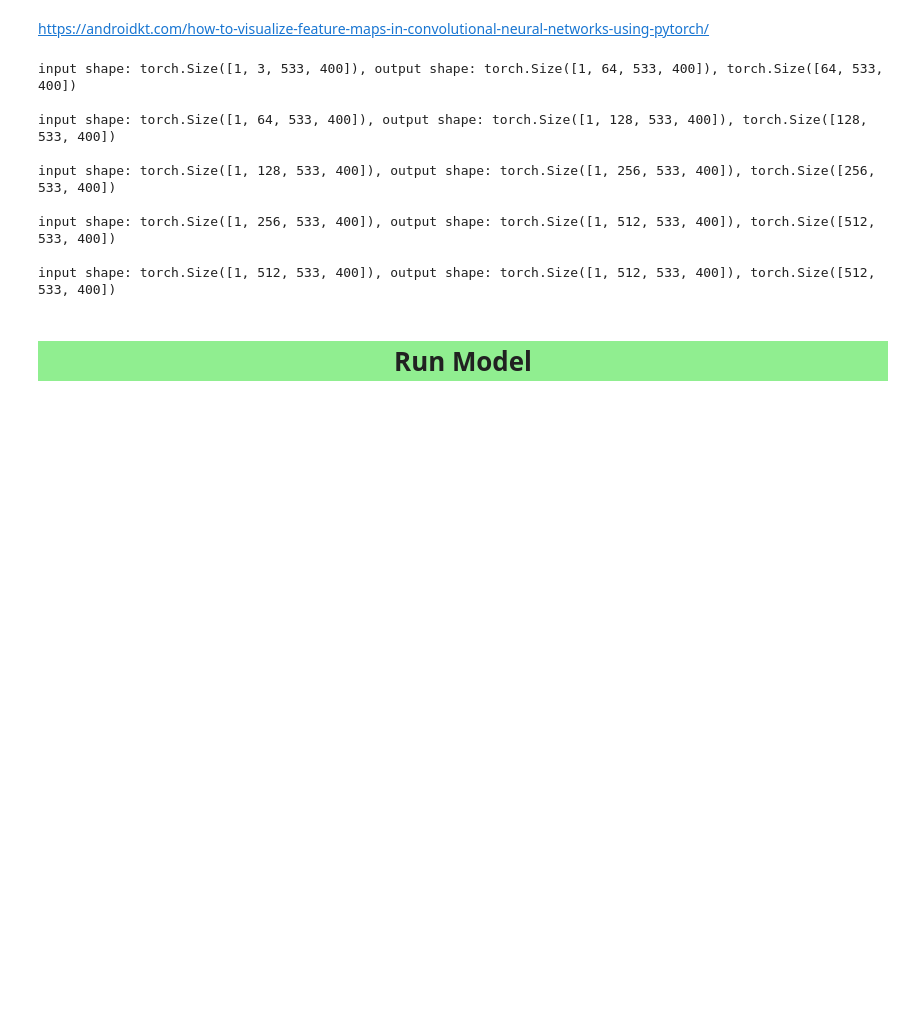
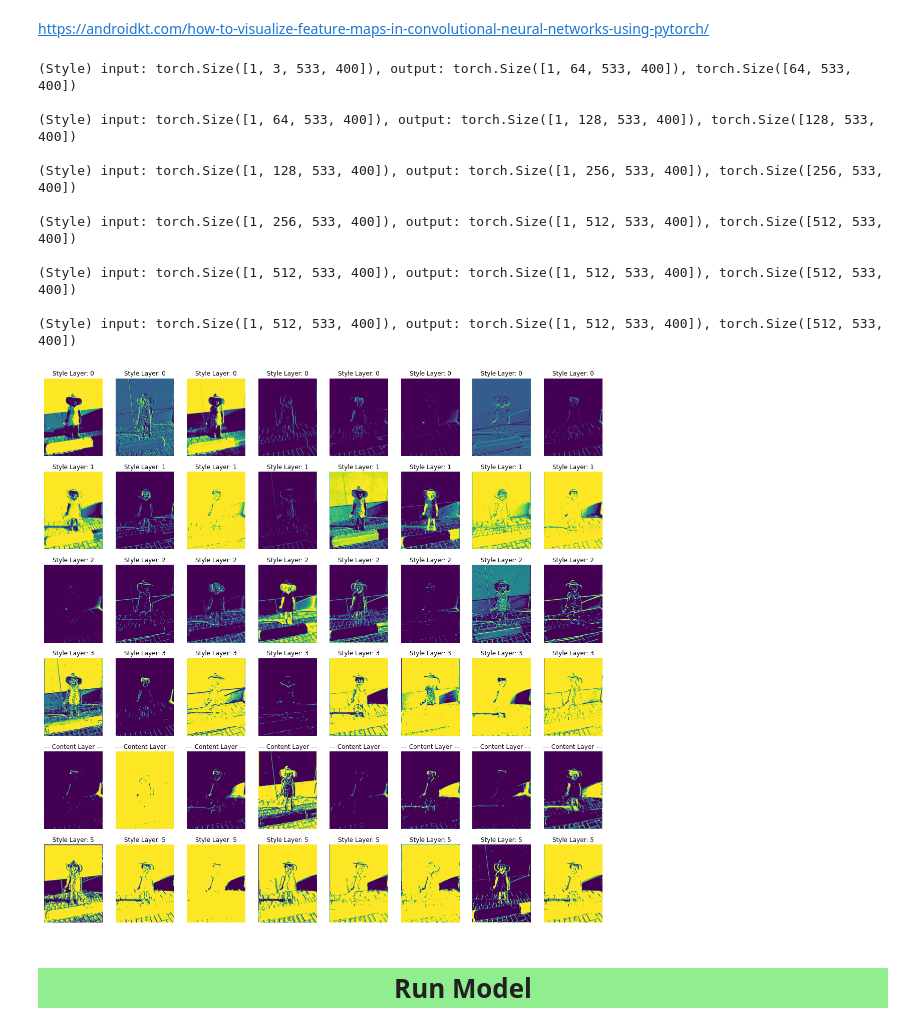
Before and after one commit to amitliron/My_AI_Exercises, a Jupyter notebook: StyleTransfer/StyleTransfer_PytorchSite.ipynb, the cells around one changed output. Cells and saved outputs as stored; diff of their text form; code cells hidden in the pictures; blank space fills up the shorter version.

```diff
--- a/StyleTransfer/StyleTransfer_PytorchSite.ipynb
+++ b/StyleTransfer/StyleTransfer_PytorchSite.ipynb
@@ -212,20 +214,67 @@ for layer_num, layer in vgg._modules.items():
             else:
                 style_layers.append(layer)
 # %%
-for conv_layer in style_layers:
-        res = conv_layer(target_img)
-        print(f"\ninput shape: {target_img.shape}, output shape: {res.shape}, {res.squeeze(0).shape}")
-        target_img = res
+
+
+style_res   = []
+content_res = []
+all_res     = []
+#for conv_layer in style_layers:
+for i, conv_layer in enumerate(all_layers):
+    res = conv_layer(target_img)
+
+    # 4 == content_res, see 'layers' above
+    all_res.append(res.cpu().detach())
+    if i == 4:
+        content_res.append(res.cpu().detach())
+    else:
+        style_res.append(res.cpu().detach())
+    print(f"\n(Style) input: {target_img.shape}, output: {res.shape}, {res.squeeze(0).shape}")
+    target_img = res
 # %% [output]
-input shape: torch.Size([1, 3, 533, 400]), output shape: torch.Size([1, 64, 533, 400]), torch.Size([64, 533, 400])
+(Style) input: torch.Size([1, 3, 533, 400]), output: torch.Size([1, 64, 533, 400]), torch.Size([64, 533, 400])
 
-input shape: torch.Size([1, 64, 533, 400]), output shape: torch.Size([1, 128, 533, 400]), torch.Size([128, 533, 400])
+(Style) input: torch.Size([1, 64, 533, 400]), output: torch.Size([1, 128, 533, 400]), torch.Size([128, 533, 400])
 
-input shape: torch.Size([1, 128, 533, 400]), output shape: torch.Size([1, 256, 533, 400]), torch.Size([256, 533, 400])
+(Style) input: torch.Size([1, 128, 533, 400]), output: torch.Size([1, 256, 533, 400]), torch.Size([256, 533, 400])
 
-input shape: torch.Size([1, 256, 533, 400]), output shape: torch.Size([1, 512, 533, 400]), torch.Size([512, 533, 400])
+(Style) input: torch.Size([1, 256, 533, 400]), output: torch.Size([1, 512, 533, 400]), torch.Size([512, 533, 400])
 
-input shape: torch.Size([1, 512, 533, 400]), output shape: torch.Size([1, 512, 533, 400]), torch.Size([512, 533, 400])
+(Style) input: torch.Size([1, 512, 533, 400]), output: torch.Size([1, 512, 533, 400]), torch.Size([512, 533, 400])
+
+(Style) input: torch.Size([1, 512, 533, 400]), output: torch.Size([1, 512, 533, 400]), torch.Size([512, 533, 400])
+# %%
+arr_imgs              = []
+num_of_layers_to_show = 8
+
+def plot_style_or_content(feature_layers):
+    fig, axs              = plt.subplots(len(feature_layers), num_of_layers_to_show, figsize=(20, 20))
+
+    for i in range(len(feature_layers)):
+
+        layer_to_show = feature_layers[i]
+        layer_to_show = layer_to_show.squeeze()
+        layer_to_show = layer_to_show.clip(0,1)
+
+        for j in range(num_of_layers_to_show):
+
+            img = torch.unsqueeze(layer_to_show[j], 0)
+            img = img.numpy()
+            img = img.transpose(1,2,0)
+            x   = i
+            y   = j
+            axs[x, y].imshow(img)
+            if i == 4:
+                title = f" --- Content Layer --- "
+            else:
+                title = f"Style Layer: {i}"
+            axs[x, y].set_title(title)
+            axs[x, y].axis('off')
+
+
+plot_style_or_content(all_res)
+# %% [output]
+[figure, added]
 # %% [markdown]
 <H1 style="background-color:LightGreen;">
     <center>
```
Also changed, not shown: parts of 2 cells of this notebook.
